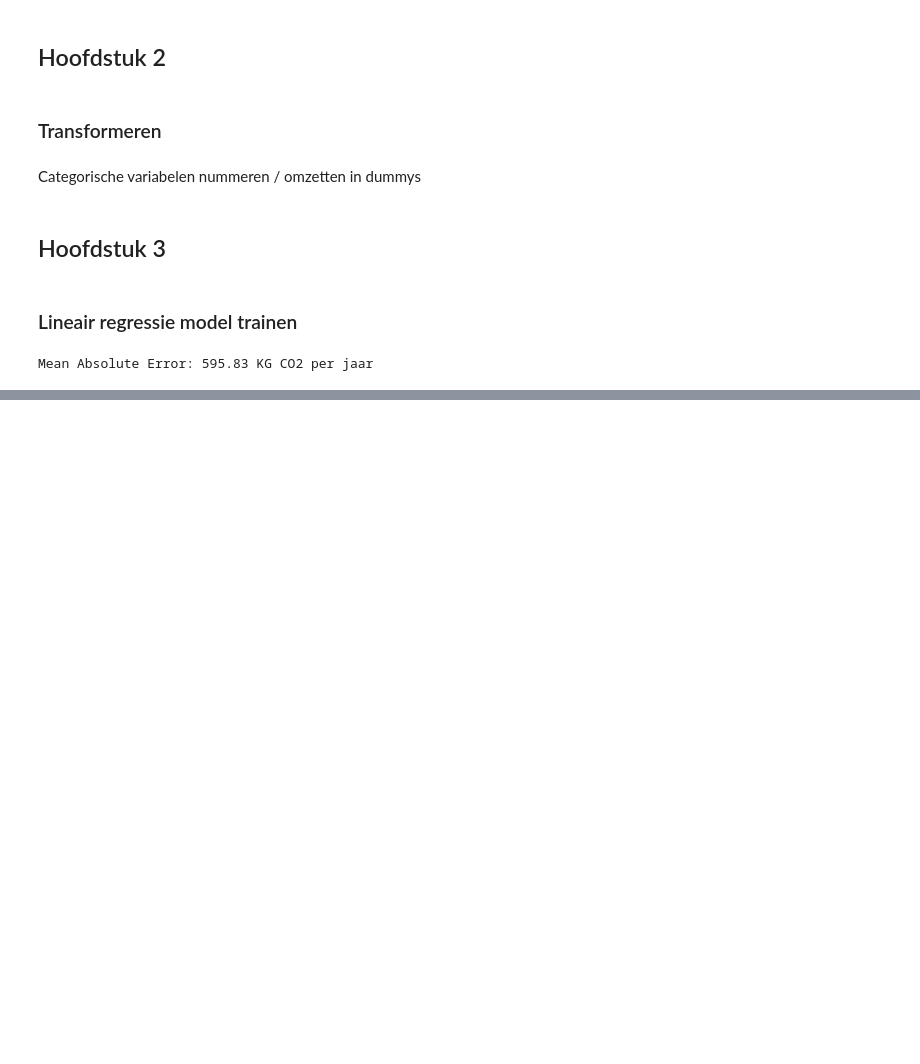
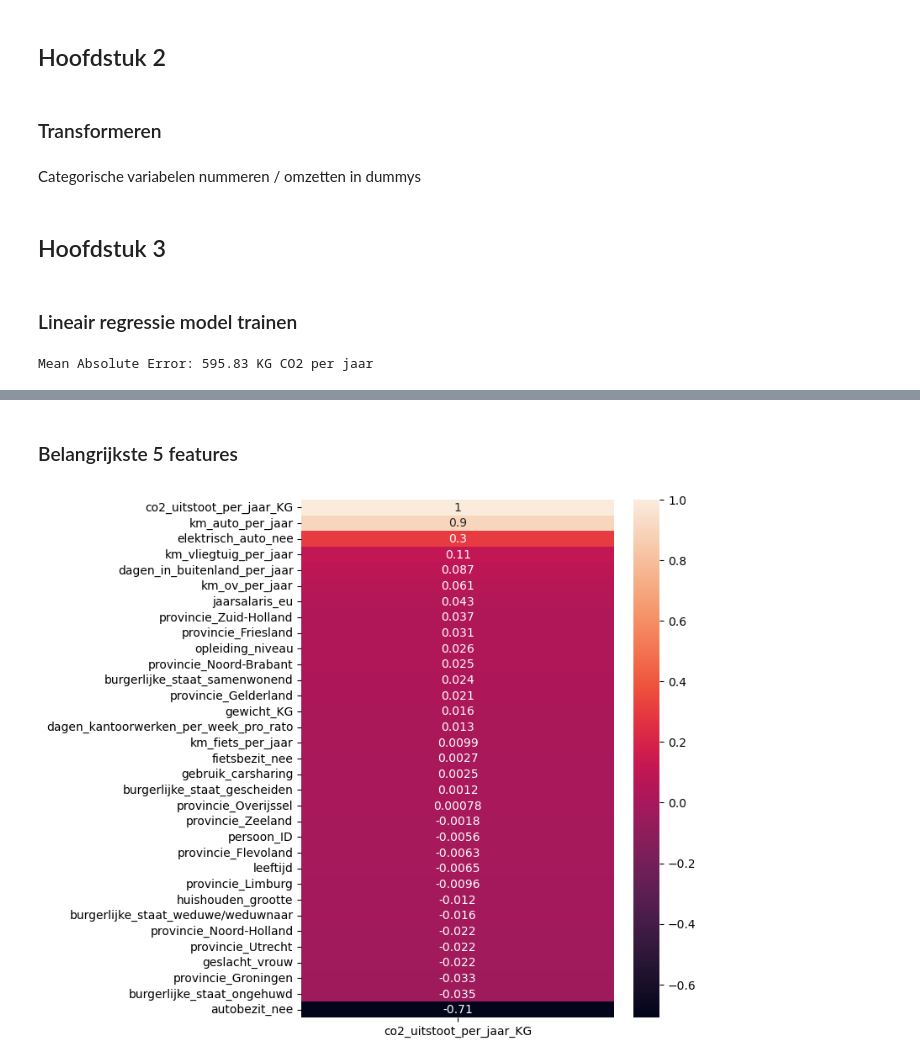
Before and after one commit to svenkr-6/Wiskunde_II_Portfolio, a Jupyter notebook: Wiskunde_II_Portfolio.ipynb, the cells around one changed output, grey strips where cells are left out. Cells and saved outputs as stored; diff of their text form; code cells hidden in the pictures; blank space fills up the shorter version.

```diff
--- a/Wiskunde_II_Portfolio.ipynb
+++ b/Wiskunde_II_Portfolio.ipynb
@@ -216,0 +218,12 @@ Voorspelling: 1227.07 KG CO2 per jaar
+# %% [markdown]
+### Belangrijkste 5 features
+# %%
+corr_target = df_transformed.corrwith(
+    df_transformed['co2_uitstoot_per_jaar_KG']).sort_values(ascending=False).to_frame(name='co2_uitstoot_per_jaar_KG')
+
+plt.figure(figsize=(6, 8))
+sns.heatmap(corr_target, annot=True)
+
+plt.show()
+# %% [output]
+[figure, added]
```
Also changed, not shown: parts of 14 cells of this notebook.
